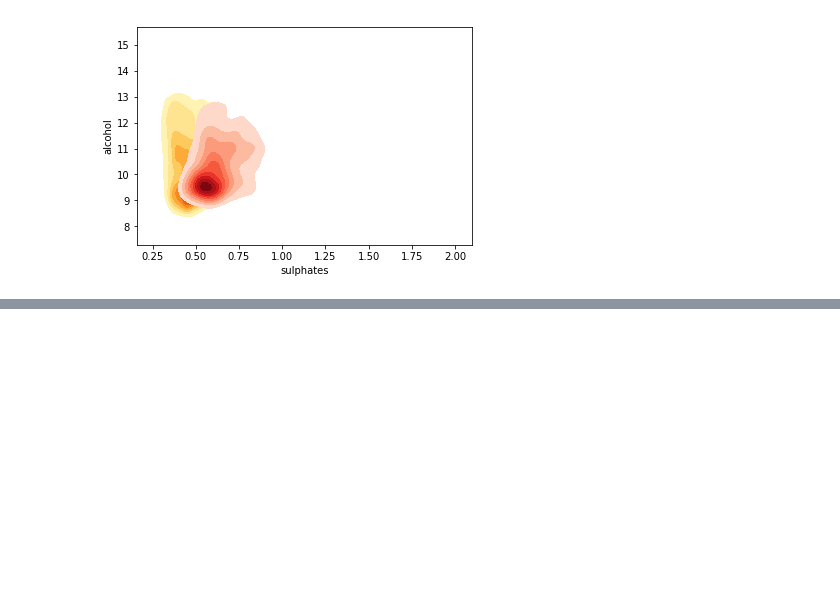
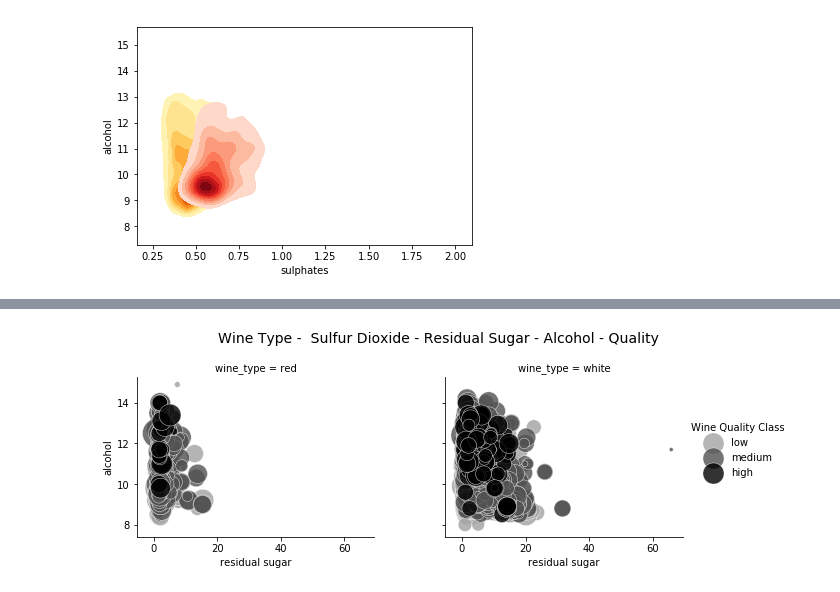
Before and after one commit to greeneley/visualisation_wine, a Jupyter notebook: wine.ipynb, the cells around one changed output, grey strips where cells are left out. Drawn from its saved outputs; the diff is of its cells as text; code cells hidden in the pictures; blank space fills up the shorter version.

```diff
--- a/wine.ipynb
+++ b/wine.ipynb
@@ -442,0 +444,14 @@ Text(0.5, 0, 'Fixed Acidity')
+# %%
+# Visualizing 5-D mix data using bubble charts
+# leveraging the concepts of hue, size and facets
+
+g = sns.FacetGrid(wines, col='wine_type', hue='quality_label', col_order=['red','white'], hue_order=['low', 'medium', 'high'], aspect=1.2, height=3.5,
+                 palette=sns.light_palette('black', 4)[1:])
+
+g.map(plt.scatter, 'residual sugar', 'alcohol', alpha=0.8, edgecolor='white', linewidth=0.5, s=wines['total sulfur dioxide']*2)
+fig = g.fig
+fig.subplots_adjust(top=0.8, wspace=0.3)
+fig.suptitle('Wine Type -  Sulfur Dioxide - Residual Sugar - Alcohol - Quality', fontsize=14)
+l =  g.add_legend(title='Wine Quality Class')
+# %% [output]
+[figure, added]
```
Also changed, not shown: parts of 2 cells of this notebook.
